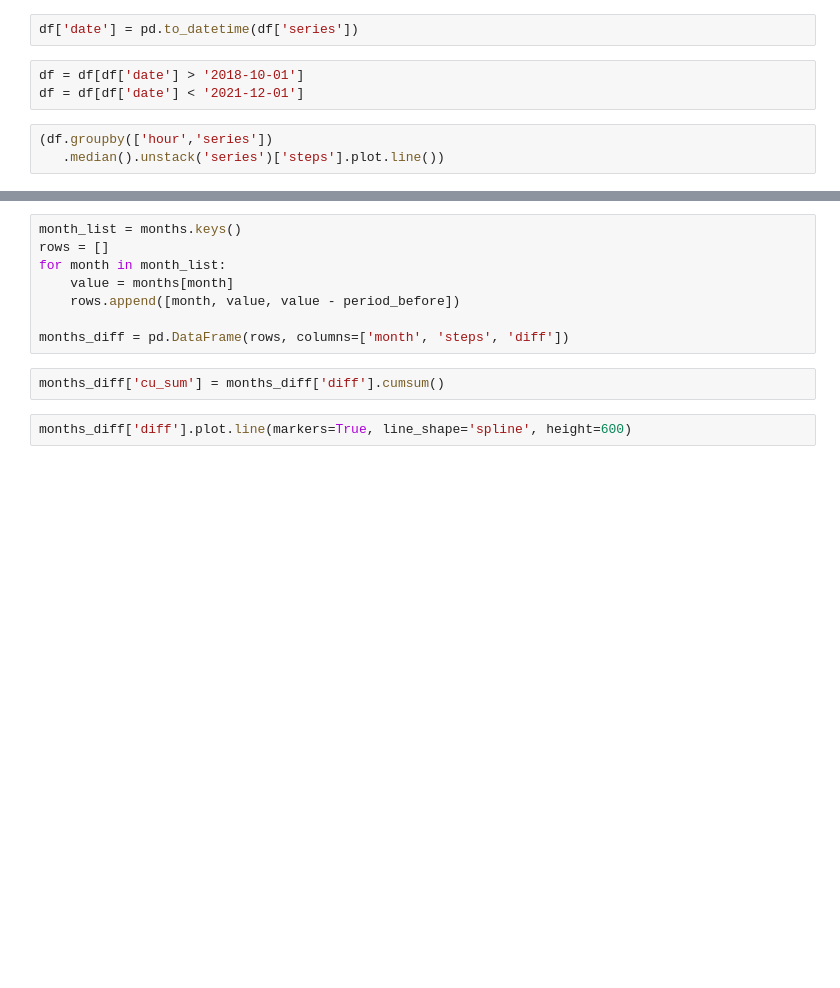
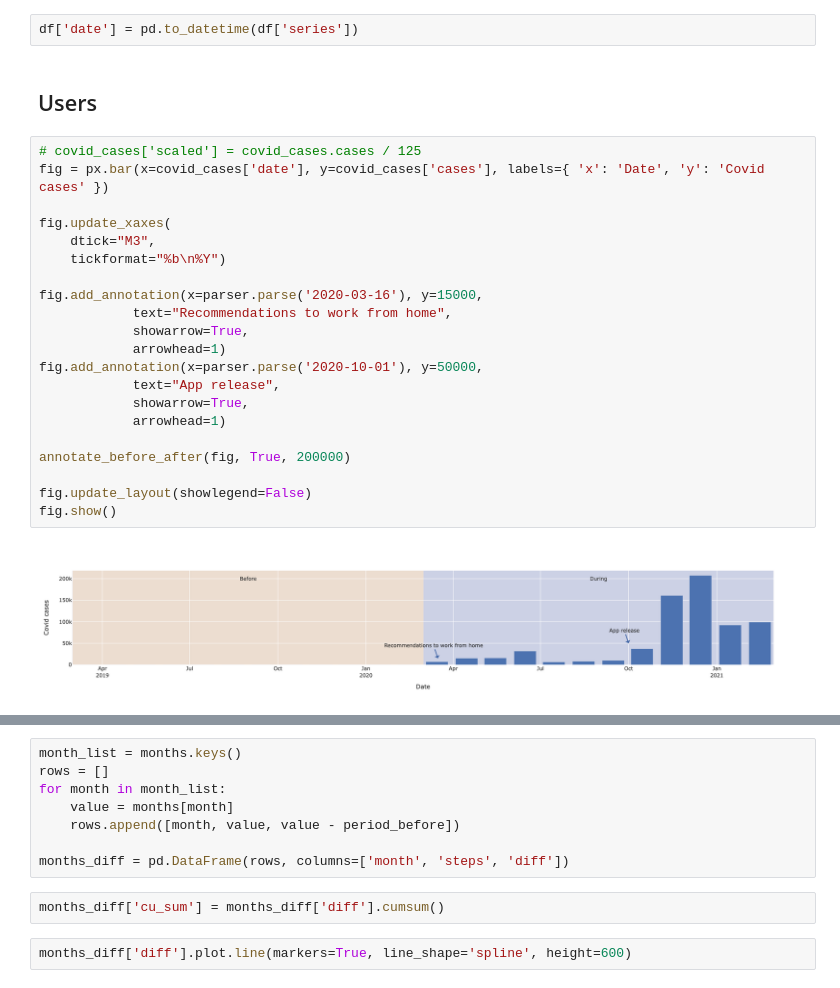
Before and after one commit to hci-gu/wfh-movement-jupyter, a Jupyter notebook: notebooks/MonthlyChange.ipynb, the cells around one changed output, grey strips where cells are left out. Cells and saved outputs as stored; diff of their text form; blank space fills up the shorter version.

```diff
--- a/notebooks/MonthlyChange.ipynb
+++ b/notebooks/MonthlyChange.ipynb
@@ -23,9 +45,28 @@ df
 # %%
 df['date'] = pd.to_datetime(df['series'])
-# %%
-df = df[df['date'] > '2018-10-01']
-df = df[df['date'] < '2021-12-01']
-# %%
-(df.groupby(['hour','series'])
-   .median().unstack('series')['steps'].plot.line())
+# %% [markdown]
+## Users
+# %%
+# covid_cases['scaled'] = covid_cases.cases / 125
+fig = px.bar(x=covid_cases['date'], y=covid_cases['cases'], labels={ 'x': 'Date', 'y': 'Covid cases' })
+
+fig.update_xaxes(
+    dtick="M3",
+    tickformat="%b\n%Y")
+
+fig.add_annotation(x=parser.parse('2020-03-16'), y=15000,
+            text="Recommendations to work from home",
+            showarrow=True,
+            arrowhead=1)
+fig.add_annotation(x=parser.parse('2020-10-01'), y=50000,
+            text="App release",
+            showarrow=True,
+            arrowhead=1)
+
+annotate_before_after(fig, True, 200000)
+
+fig.update_layout(showlegend=False)
+fig.show()
+# %% [output]
+[figure, added]
 # %%
```
Also changed, not shown: parts of 24 cells of this notebook, 8 other files.
